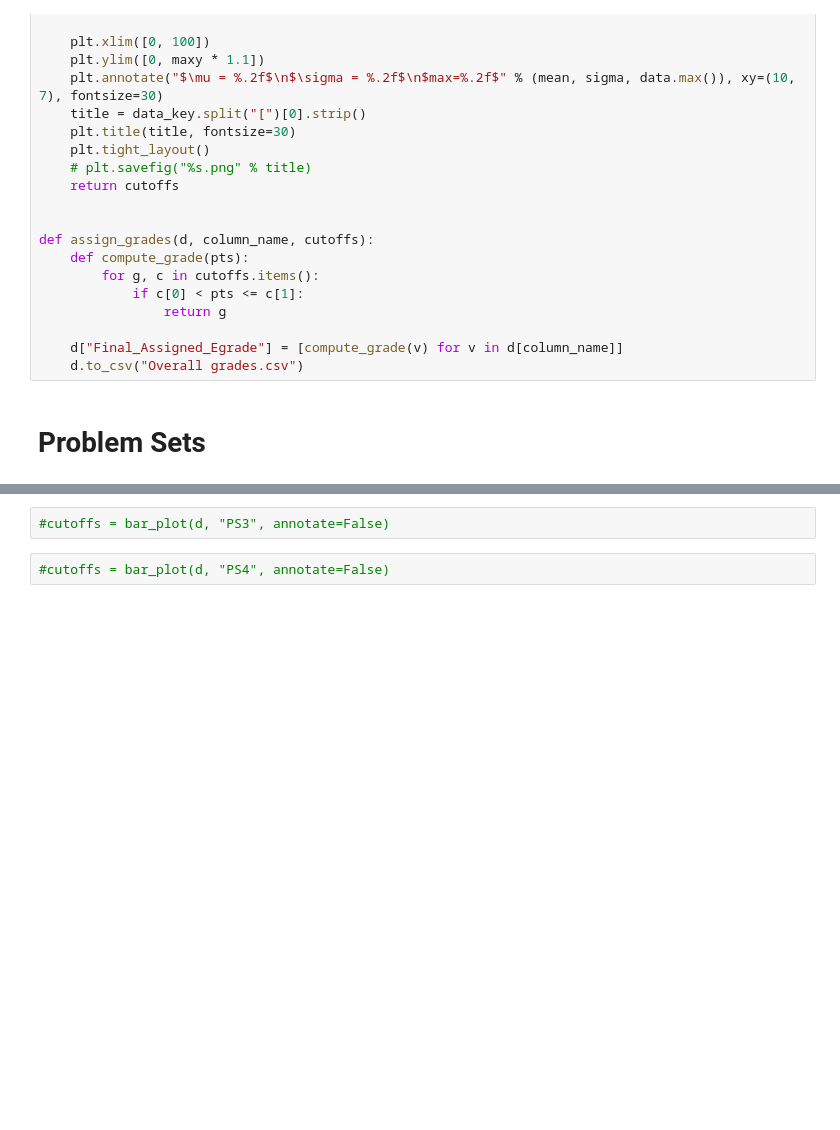
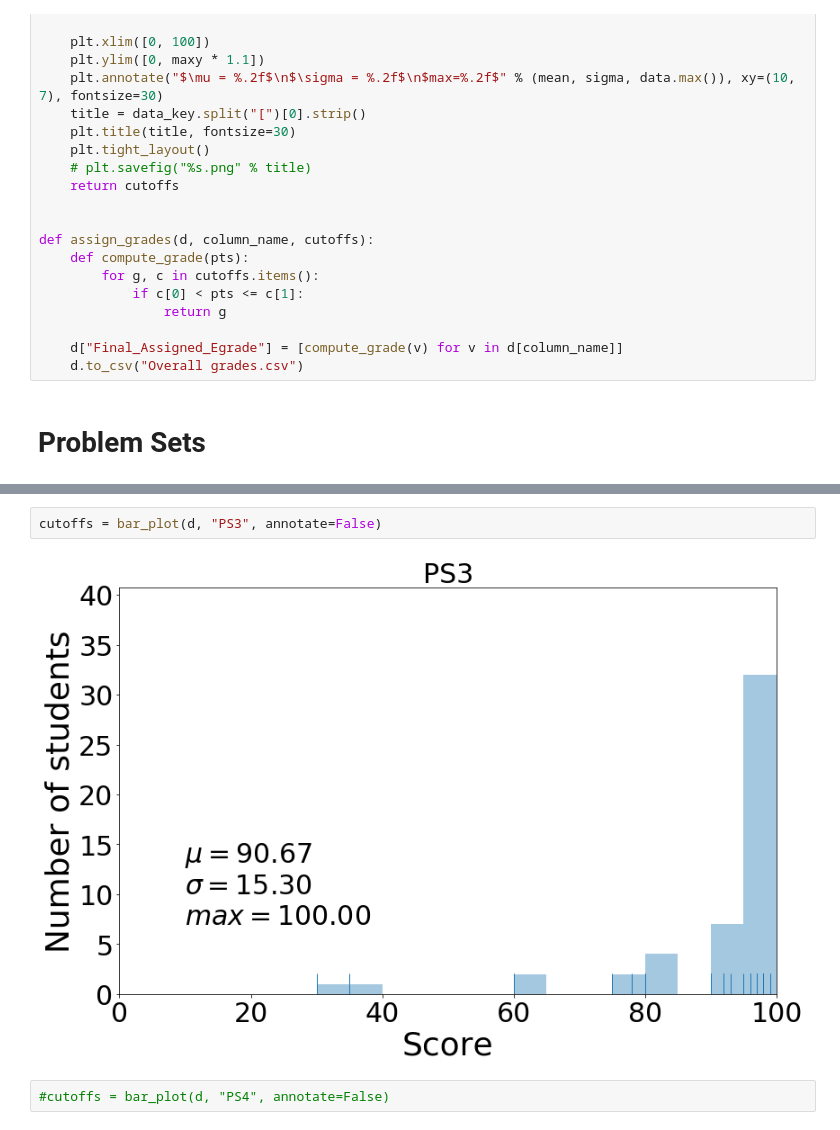
Before and after one commit to materialsvirtuallab/nano106, a Jupyter notebook: grades/Spring2019/NANO106_Grades_Spring2019.ipynb, the cells around one changed output, grey strips where cells are left out. Saved outputs shown, nothing was run; the diff lists cells and outputs as text; blank space fills up the shorter version.

```diff
--- a/grades/Spring2019/NANO106_Grades_Spring2019.ipynb
+++ b/grades/Spring2019/NANO106_Grades_Spring2019.ipynb
@@ -159,5 +161,7 @@ cutoffs = bar_plot(d, "PS1", annotate=False)
 # %%
-#cutoffs = bar_plot(d, "PS3", annotate=False)
+cutoffs = bar_plot(d, "PS3", annotate=False)
+# %% [output]
+[figure, added]
 # %%
 #cutoffs = bar_plot(d, "PS4", annotate=False)
 # %% [markdown]
```
Also changed, not shown: parts of 7 cells of this notebook.
